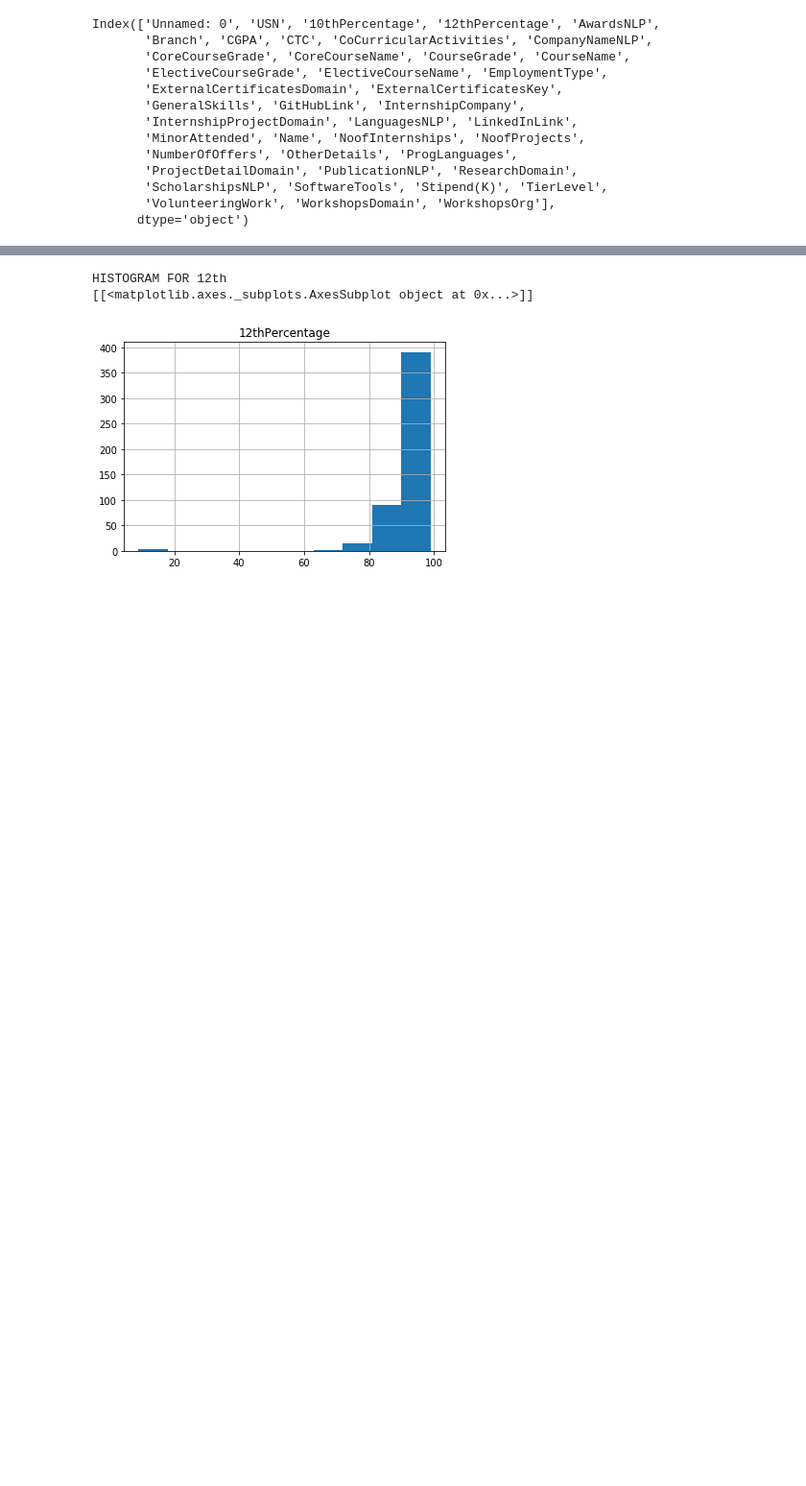
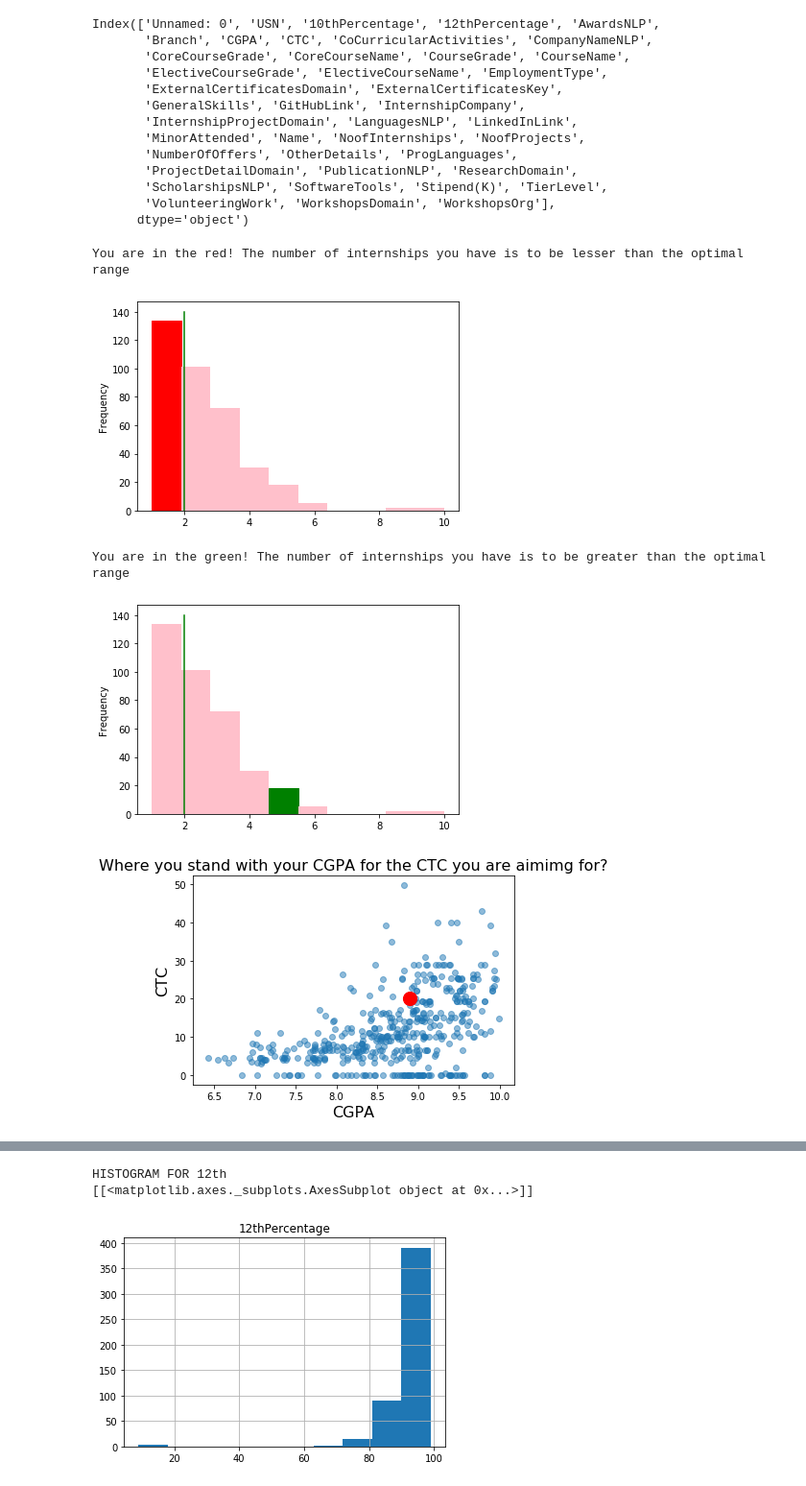
Before and after one commit to Diya1999/Skill-Recommender-System, a Jupyter notebook: MasterDatasetEDAModule.ipynb, the cells around one changed output, grey strips where cells are left out. Shown: that part at 96% size. Cells and saved outputs as stored; diff of their text form; code cells hidden in the pictures; blank space fills up the shorter version.

```diff
--- a/MasterDatasetEDAModule.ipynb
+++ b/MasterDatasetEDAModule.ipynb
@@ -293,0 +387,13 @@ class GradesEDA:
+# %%
+d=OptimalRange(df)
+# %%
+# User
+d.optimalRange(df,'NoofInternships',1,2)
+d.optimalRange(df,'NoofInternships',5,2)
+d.userScatterCGPACTC(df,8.9,20)
+# %% [output]
+You are in the red! The number of internships you have is to be lesser than the optimal range
+[figure, added]
+You are in the green! The number of internships you have is to be greater than the optimal range
+[figure, added]
+[figure, added]
```
Also changed, not shown: parts of 5 cells of this notebook.
